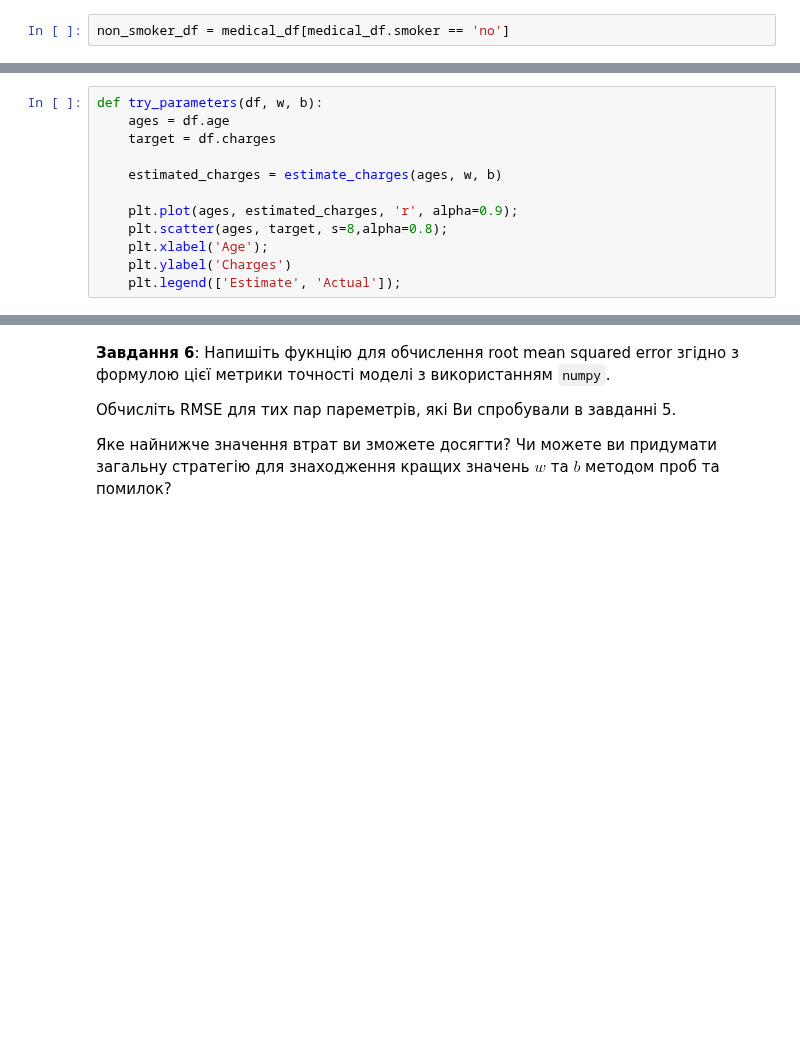
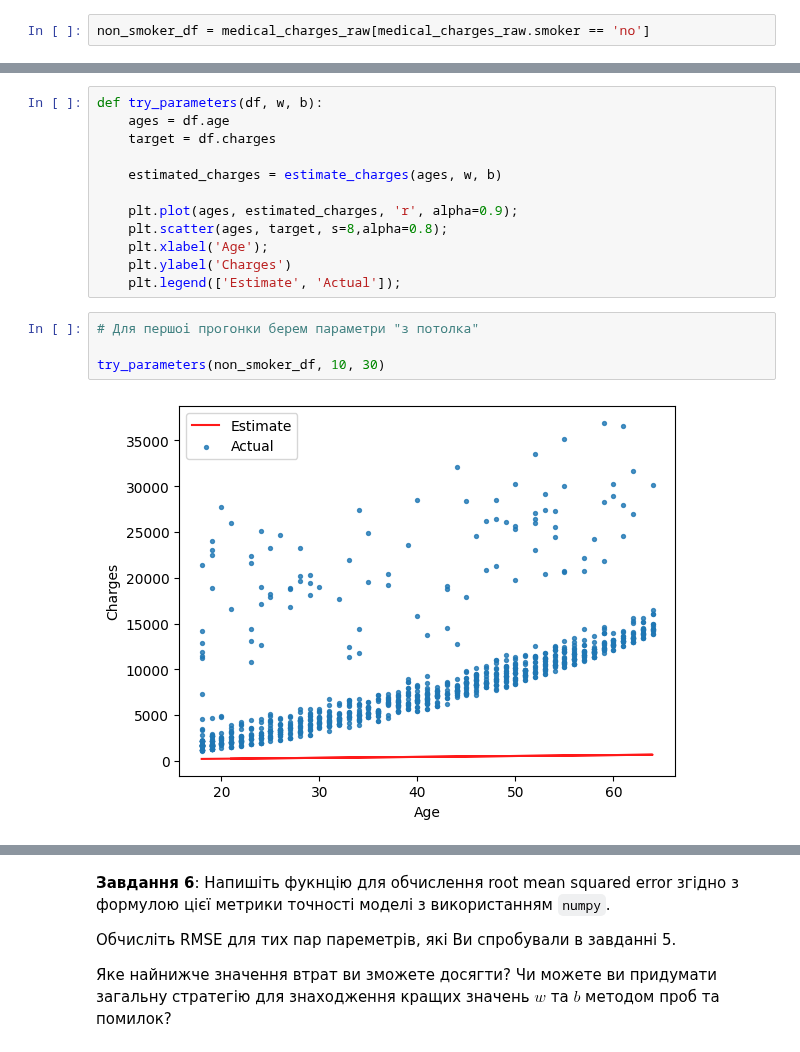
Before and after one commit to o-semenkova/ml_home_tasks, a Jupyter notebook: HW_2_1_Аналіз_ознак_для_побудови_лінійної_регресії.ipynb, the cells around one changed output, grey strips where cells are left out. Saved outputs shown, nothing was run; the diff lists cells and outputs as text; blank space fills up the shorter version.

```diff
--- a/HW_2_1_Аналіз_ознак_для_побудови_лінійної_регресії.ipynb
+++ b/HW_2_1_Аналіз_ознак_для_побудови_лінійної_регресії.ipynb
@@ -27,7 +217,7 @@ $$charges = w \times age + b$$
 Спробуйте 3 різні пари параметрів `w` та `b` аби вручну підігнати лінію під дані використовуючи наведені допоміжні функції `estimate_charges` та `try_parameters`. Опишіть спостереження.
 Пари параметрів мають бути НЕ такі, як були наведені в лекції.
 # %%
-non_smoker_df = medical_df[medical_df.smoker == 'no']
+non_smoker_df = medical_charges_raw[medical_charges_raw.smoker == 'no']
 # %%
 def estimate_charges(age, w, b):
     return w * age + b
@@ -43,3 +233,9 @@ def try_parameters(df, w, b):
     plt.xlabel('Age');
     plt.ylabel('Charges')
     plt.legend(['Estimate', 'Actual']);
+# %%
+# Для першоi прогонки берем параметри "з потолка"
+
+try_parameters(non_smoker_df, 10, 30)
+# %% [output]
+[figure, added]
```
Also changed, not shown: parts of 22 cells of this notebook.
